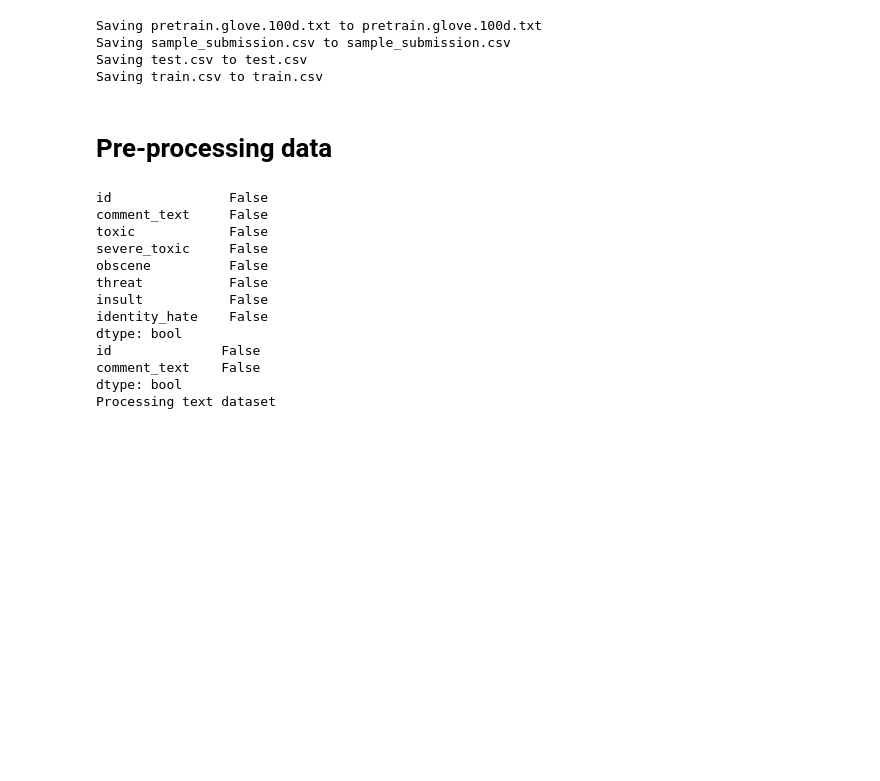
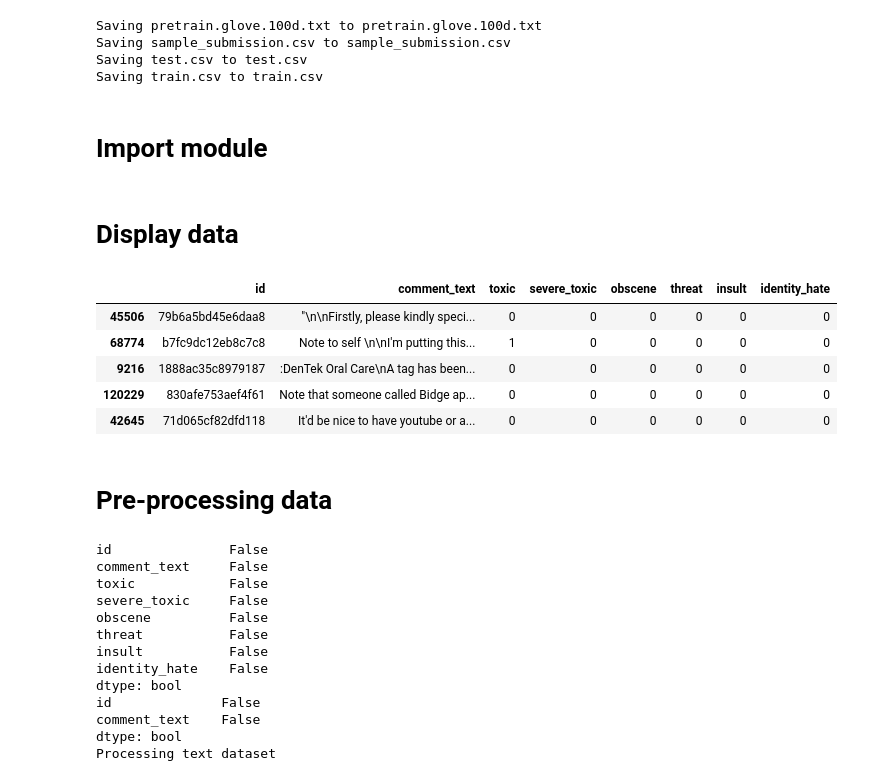
Before and after one commit to kaoriw/Toxic-comments, a Jupyter notebook: toxic-comment-lstm.ipynb, the cells around one changed output. Saved outputs shown, nothing was run; the diff lists cells and outputs as text; code cells hidden in the pictures; blank space fills up the shorter version.

Commit message:
add comments

```diff
--- a/toxic-comment-lstm.ipynb
+++ b/toxic-comment-lstm.ipynb
@@ -56,3 +40,5 @@ Saving pretrain.glove.100d.txt to pretrain.glove.100d.txt
 Saving sample_submission.csv to sample_submission.csv
 Saving test.csv to test.csv
 Saving train.csv to train.csv
+# %% [markdown]
+# Import module
@@ -59,3 +59,50 @@ Saving train.csv to train.csv
+# %% [markdown]
+# Display data
+# %%
+#=======================================
+# real parameters for train
+#=======================================
+batch_size = 128 # batch size for train
+MAX_NB_WORDS = 100000 # maximal word number considered
+max_features = MAX_NB_WORDS
+maxlen = 150          # maximal word number in one sentence
+embed_size = 100      # word's vector length
+TRAIN_FILE = "train.csv"
+TEST_FILE = "test.csv"
+# emb_file is the pre-train file generated by glove
+emb_file = 'pretrain.glove.100d.txt'
+n_splits = 10         # k-fold cross validation parameter, error occur if number of data is too small
+#----------------------------------------
+
+#=======================================
+# small test before running long time train
+#=======================================
+# batch_size = 25
+# MAX_NB_WORDS = 100000 # maximal word number considered
+# max_features = MAX_NB_WORDS
+# maxlen = 150          # maximal word number in one sentence
+# embed_size = 100      # word's vector length
+# TRAIN_FILE = "train_small.csv"
+# TEST_FILE = "test_small.csv"
+# # emb_file is the pre-train file generated by glove
+# emb_file = 'pretrain_glove_vectors.txt'
+# n_splits = 2          # k-fold cross validation parameter, error occur if number of data is too small
+#----------------------------------------
+
+train = pd.read_csv(TRAIN_FILE)
+test = pd.read_csv(TEST_FILE)
+# frac: percentage of train data to be trained, we use all
+train = train.sample(frac=1)
+
+# display data
+train.head()
+# %% [output]
+|  | id | comment_text | toxic | severe_toxic | obscene | threat | insult | identity_hate |
+| 45506 | 79b6a5bd45e6daa8 | "\n\nFirstly, please kindly speci... | 0 | 0 | 0 | 0 | 0 | 0 |
+| 68774 | b7fc9dc12eb8c7c8 | Note to self \n\nI'm putting this... | 1 | 0 | 0 | 0 | 0 | 0 |
+| 9216 | 1888ac35c8979187 | :DenTek Oral Care\nA tag has been... | 0 | 0 | 0 | 0 | 0 | 0 |
+| 120229 | 830afe753aef4f61 | Note that someone called Bidge ap... | 0 | 0 | 0 | 0 | 0 | 0 |
+| 42645 | 71d065cf82dfd118 | It'd be nice to have youtube or a... | 0 | 0 | 0 | 0 | 0 | 0 |
 # %% [markdown]
 # Pre-processing data
 # %%
```
Also changed, not shown: parts of 13 cells of this notebook.
